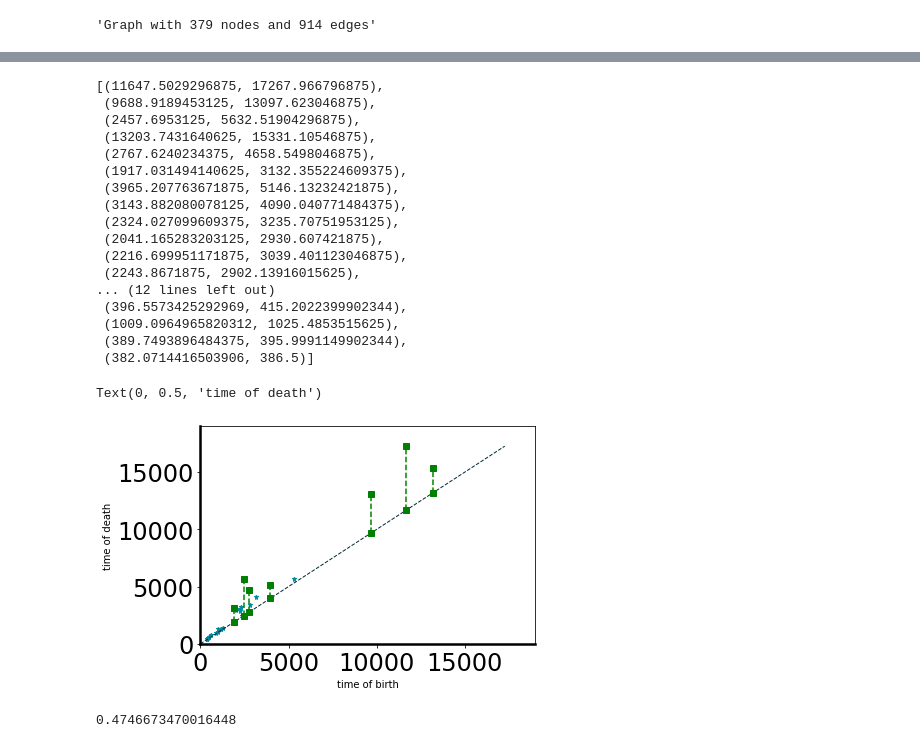
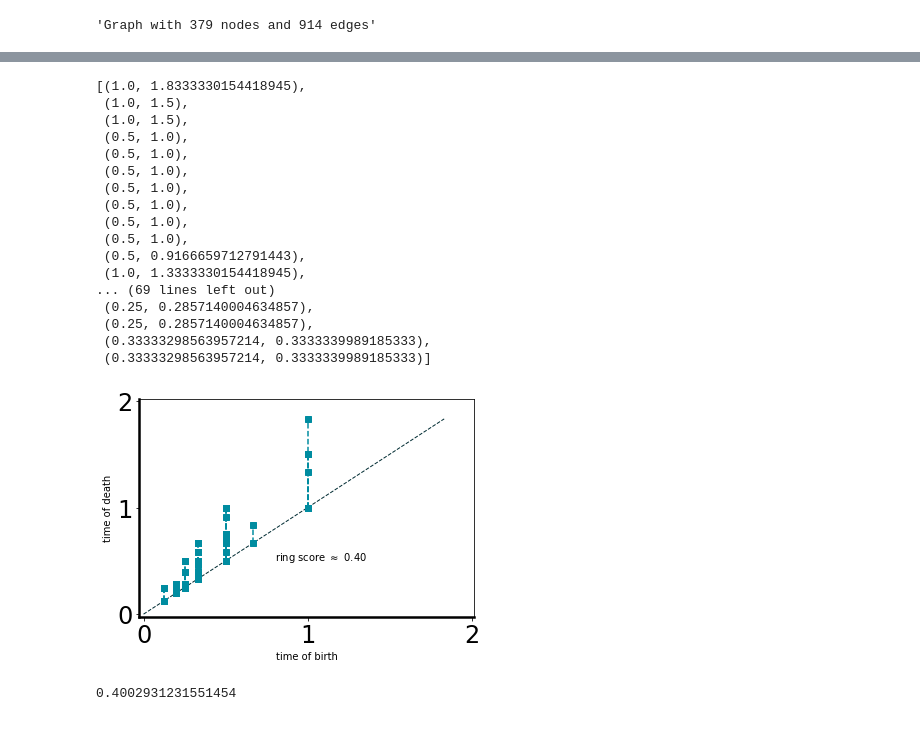
Before and after one commit to maxstollmayer/Complex-Network-Analysis-Project, a Jupyter notebook: collaboration_network/Untitled.ipynb, the cells around one changed output, grey strips where cells are left out. Drawn from its saved outputs; the diff is of its cells as text; code cells hidden in the pictures.

```diff
--- a/collaboration_network/Untitled.ipynb
+++ b/collaboration_network/Untitled.ipynb
@@ -13,38 +23,41 @@ nx.info(G)
 # %%
-dgm = rng.diagram(G)
+dgm = rng.diagram(G, metric="value")
 # %%
 print(dgm)
 # %% [output]
-[(11647.5029296875, 17267.966796875),
- (9688.9189453125, 13097.623046875),
- (2457.6953125, 5632.51904296875),
- (13203.7431640625, 15331.10546875),
- (2767.6240234375, 4658.5498046875),
- (1917.031494140625, 3132.355224609375),
- (3965.207763671875, 5146.13232421875),
- (3143.882080078125, 4090.040771484375),
- (2324.027099609375, 3235.70751953125),
- (2041.165283203125, 2930.607421875),
- (2216.699951171875, 3039.401123046875),
- (2243.8671875, 2902.13916015625),
-... (12 lines left out)
- (396.5573425292969, 415.2022399902344),
- (1009.0964965820312, 1025.4853515625),
- (389.7493896484375, 395.9991149902344),
- (382.0714416503906, 386.5)]
+[(1.0, 1.8333330154418945),
+ (1.0, 1.5),
+ (1.0, 1.5),
+ (0.5, 1.0),
+ (0.5, 1.0),
+ (0.5, 1.0),
+ (0.5, 1.0),
+ (0.5, 1.0),
+ (0.5, 1.0),
+ (0.5, 1.0),
+ (0.5, 0.9166659712791443),
+ (1.0, 1.3333330154418945),
+... (69 lines left out)
+ (0.25, 0.2857140004634857),
+ (0.25, 0.2857140004634857),
+ (0.33333298563957214, 0.3333339989185333),
+ (0.33333298563957214, 0.3333339989185333)]
 # %%
 rng.plot_dgm(dgm)
 for coordinates in dgm:
     # green line if alive for at least 1000
-    if coordinates[0]+1000 < coordinates[1]:
-        plt.plot([coordinates[0],coordinates[0]],[coordinates[0], coordinates[1]], 'gs--')
+    if coordinates[0] < coordinates[1]:
+        plt.plot([coordinates[0],coordinates[0]],[coordinates[0], coordinates[1]], 's--', color=(0/255, 140/255, 160/255))
 
 plt.xlabel('time of birth')
 plt.ylabel('time of death')
+
+plt.text(0.8, 0.5, r"ring score $\approx$ 0.40")
+
+plt.savefig('collab_persistence_diagram_weights')
 # %% [output]
-Text(0, 0.5, 'time of death')
-[figure, old version]
+[figure, new version]
 # %%
 dgm.ring_score()
 # %% [output]
-0.4746673470016448
+0.4002931231551454
```
Also changed, not shown: parts of 4 cells of this notebook, 5 other files.
